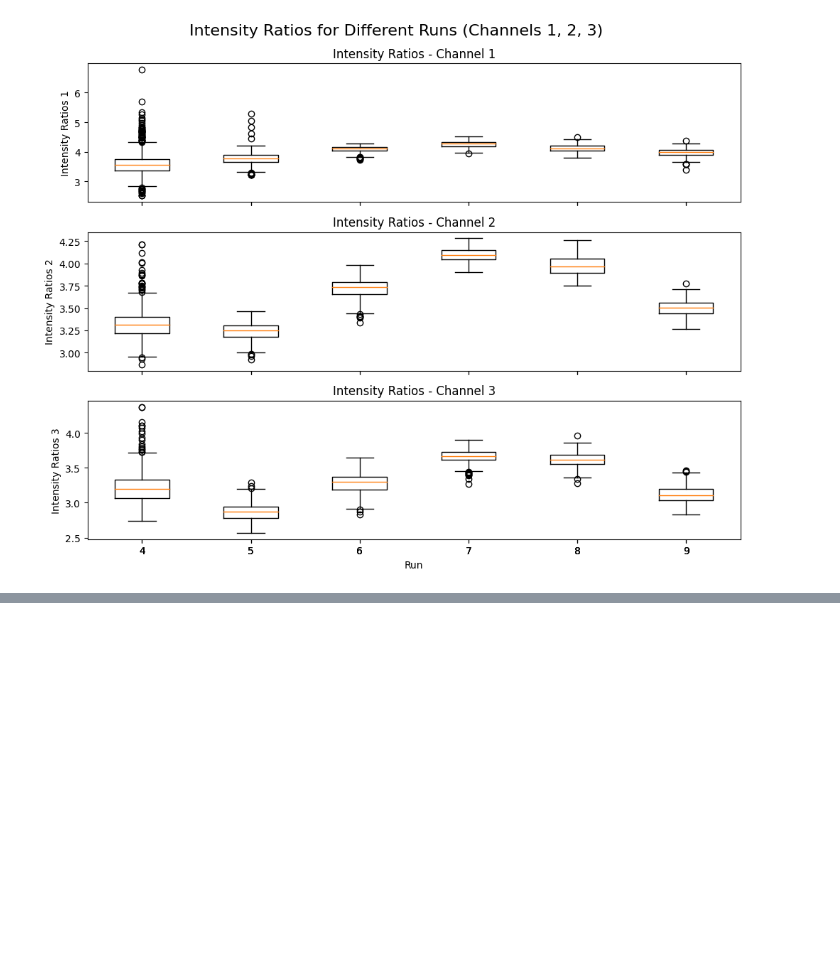
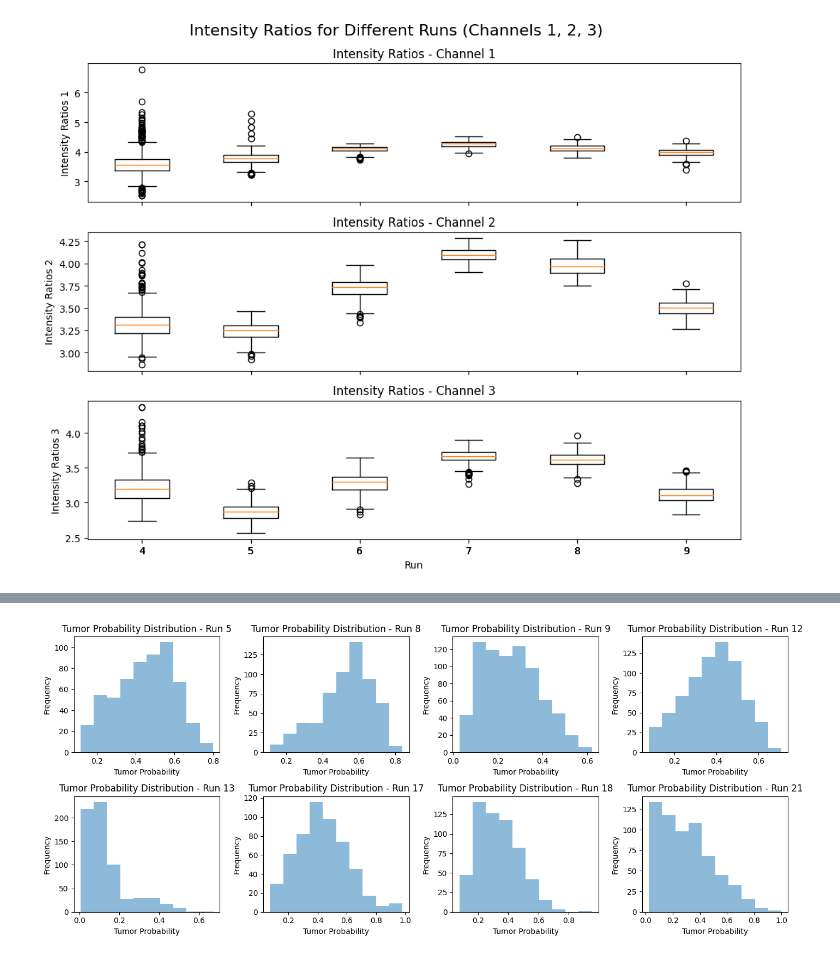
Before and after one commit to ShristiSuman/Brain_Project, a Jupyter notebook: Visualization.ipynb, the cells around one changed output, grey strips where cells are left out. Cells and saved outputs as stored; diff of their text form; code cells hidden in the pictures; blank space fills up the shorter version.

```diff
--- a/Visualization.ipynb
+++ b/Visualization.ipynb
@@ -251,0 +288,31 @@ plt.show()
+# %%
+# Create histograms for tumor probability for each distinct "run"
+runs = df['Run'].unique()
+
+num_rows = 2
+num_cols = (len(runs) + 1) // 2  # Ensure at least 2 columns
+
+# Create subplots
+fig, axs = plt.subplots(num_rows, num_cols, figsize=(14, 6))
+
+# Flatten the axs array to simplify indexing
+axs = axs.ravel()
+
+for i, run in enumerate(runs):
+    # Filter data for the current run
+    run_data = df[df['Run'] == run]
+
+    # Plot histogram for the 'Tumor' column of the current run
+    axs[i].hist(run_data['Tumor'], bins=10, alpha=0.5)
+    axs[i].set_title(f'Tumor Probability Distribution - Run {run}')
+    axs[i].set_xlabel('Tumor Probability')
+    axs[i].set_ylabel('Frequency')
+
+# Hide any empty subplots
+for i in range(len(runs), num_rows * num_cols):
+    fig.delaxes(axs[i])
+
+plt.tight_layout()
+plt.show()
+# %% [output]
+[figure, added]
```
Also changed, not shown: parts of 7 cells of this notebook, 1 other file.
